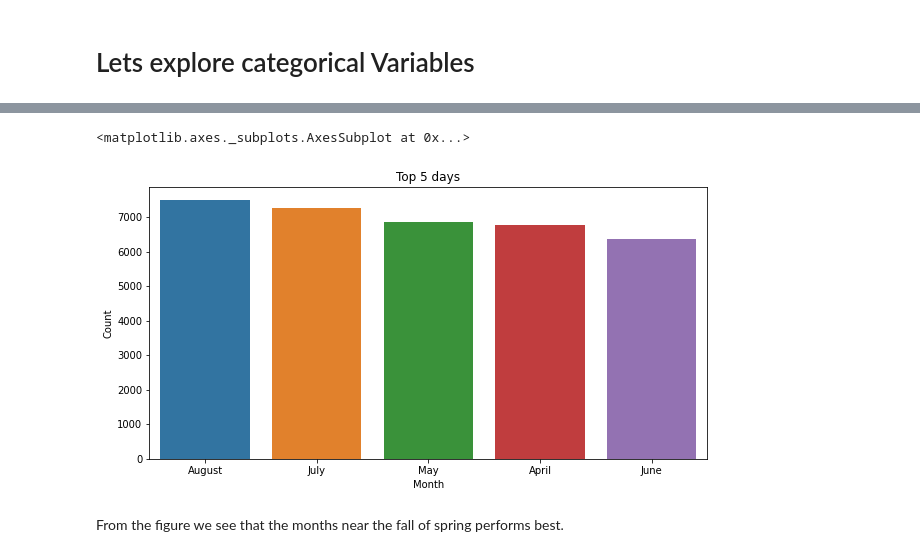
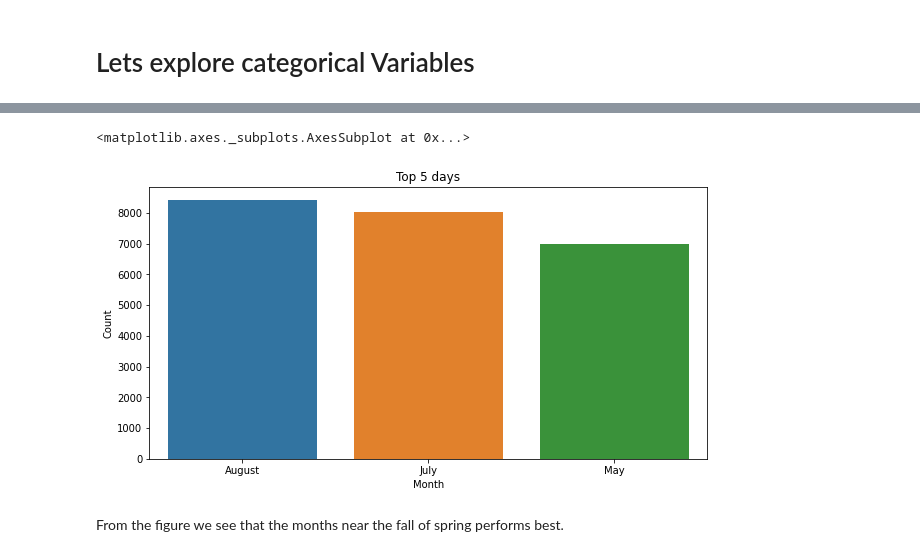
Before and after one commit to shubhpanchal/EDA--HotelAnalysis-AlmabetterCapstoneProject, a Jupyter notebook: Copy_of_Hotel_Booking_Analysis_Capstone_Project.ipynb, the cells around one changed output, grey strips where cells are left out. Saved outputs shown, nothing was run; the diff lists cells and outputs as text; code cells hidden in the pictures.

```diff
--- a/Copy_of_Hotel_Booking_Analysis_Capstone_Project.ipynb
+++ b/Copy_of_Hotel_Booking_Analysis_Capstone_Project.ipynb
@@ -407,7 +407,6 @@ hotel = hotel.loc[hotel['babies']<5]
 hotel = hotel.loc[hotel['required_car_parking_spaces']<5]
 hotel = hotel.loc[hotel['adr'] <215]
 hotel = hotel.loc[hotel['adr']>50]
-hotel = hotel.loc[hotel['revenue']<1000]
 # %%
 hotel.shape
 # %% [output]
@@ -542,13 +541,14 @@ for col in categorical:
 # %%
+# Finding top 3 months which highest number of bookings.
 month_data = hotel['arrival_date_month'].value_counts().reset_index()
 month_data.rename(columns={'index':'Month'}, inplace = True)
 month_data.rename(columns={'arrival_date_month':'Count'}, inplace=True)
 plt.figure(figsize=(10,5))
 plt.title('Top 5 days')
-sns.barplot(x= 'Month', y ='Count', data= month_data[:5])
+sns.barplot(x= 'Month', y ='Count', data= month_data[:3])
 # %% [output]
 <matplotlib.axes._subplots.AxesSubplot at 0x...>
-[figure, old version]
+[figure, new version]
 # %% [markdown]
 From the figure we see that the months near the fall of spring performs best.
 # %%
```
Also changed, not shown: parts of 22 cells of this notebook.
